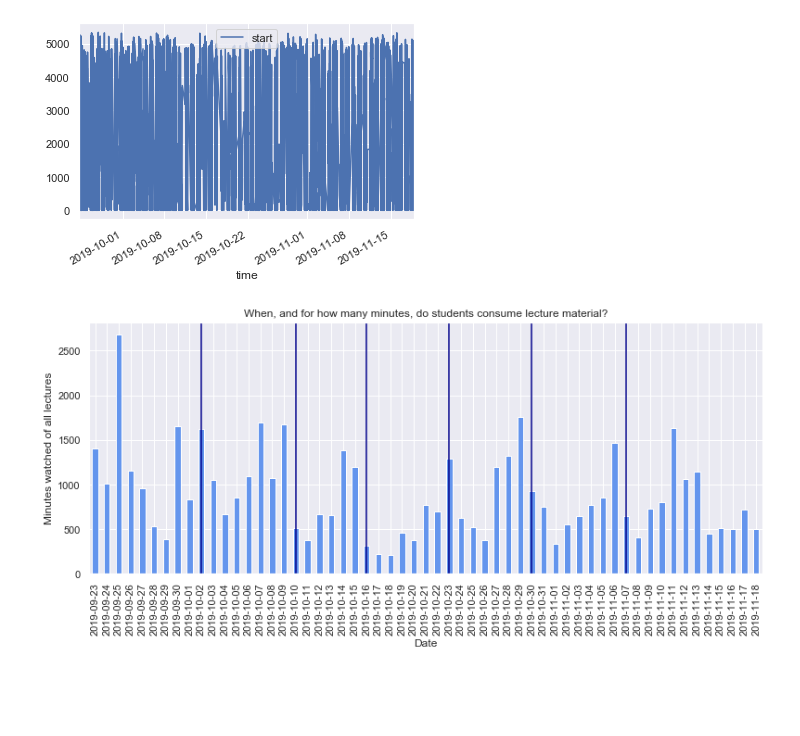
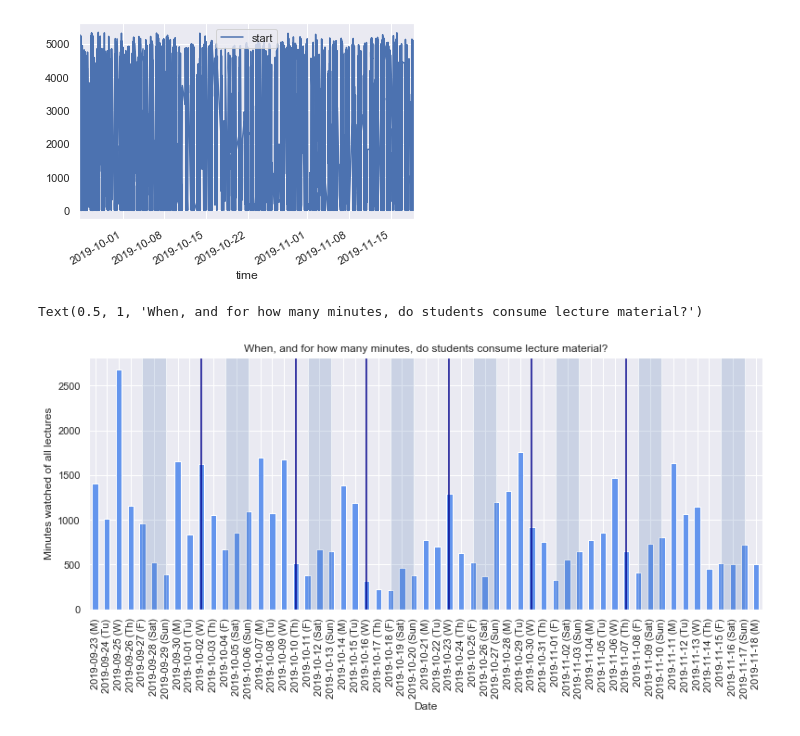
Before and after one commit to willcrichton/lecture-intelligence, a Jupyter notebook: notebooks/georgia-experiments.ipynb, the cells around one changed output. Drawn from its saved outputs; the diff is of its cells as text; code cells hidden in the pictures; blank space fills up the shorter version.

Commit message:
First iteration of the narratives graph

```diff
--- a/notebooks/georgia-experiments.ipynb
+++ b/notebooks/georgia-experiments.ipynb
@@ -76,20 +80,39 @@ vd
 | 923 | 2019-11-15 01:15:32 | 4649.967305 | 10.062326 | 25fba90a-8b98-4410-b050-aafe000ddfcd | 5253.706882 | 16 | 2019-11-15 |
 26888 rows × 7 columns
 [figure]
+# %%
+def day_to_string(day):
+    days = ["M", "Tu", "W", "Th", "F", "Sat", "Sun"]
+    return days[day]
 # %%
-""" How does the classroom engage with lectures?
+""" How does the classroom engage with lectures? Highlights weekends
 """
 
 from datetime import date
+
+# Creates axis and plots
 ax = vd.groupby("date").sum().plot.bar(y="minutes", rot=90, figsize=(13, 5), legend=False, color='cornflowerblue')
 
-for assgnment in ASSIGNMENTS:
-    # Compute assignment deadline with respect to the first lecture date (ax plots lines using indexes)
-    delta = assgnment.duedate - LECTURES[0].date
+# Popultes information in the ticks such that they aren't empty strings
+plt.draw()
+# Get labels and format them
+labels = [item.get_text() + " (" + day_to_string(dt.datetime.strptime(item.get_text(),'%Y-%m-%d').weekday()) + ")" for item in ax.get_xticklabels()]
+# Print labels
+ax.set_xticklabels(labels)
+# Draw background color on the weekends
+ticks = ax.get_xticks()
+for i in range(int(len(ticks)/7)):
+    plt.axvspan((i*7)+4, (i*7)+6, facecolor='b', alpha=0.2)
+
+# Compute assignment deadline with respect to the first lecture date (ax plots lines using indexes)
+for assignment in ASSIGNMENTS:
+    delta = assignment.duedate - LECTURES[0].date
     ax.axvline(x=delta.days, color='darkblue')
 
-    ax.set_xlabel('Date')
-    ax.set_ylabel('Minutes watched of all lectures')
-    ax.set_title('When, and for how many minutes, do students consume lecture material?')
+# Add title, x-label, y-label
+ax.set_xlabel('Date')
+ax.set_ylabel('Minutes watched of all lectures')
+ax.set_title('When, and for how many minutes, do students consume lecture material?')
 # %% [output]
+Text(0.5, 1, 'When, and for how many minutes, do students consume lecture material?')
-[figure, old version]
+[figure, new version]
```
Also changed, not shown: parts of 4 cells of this notebook.
